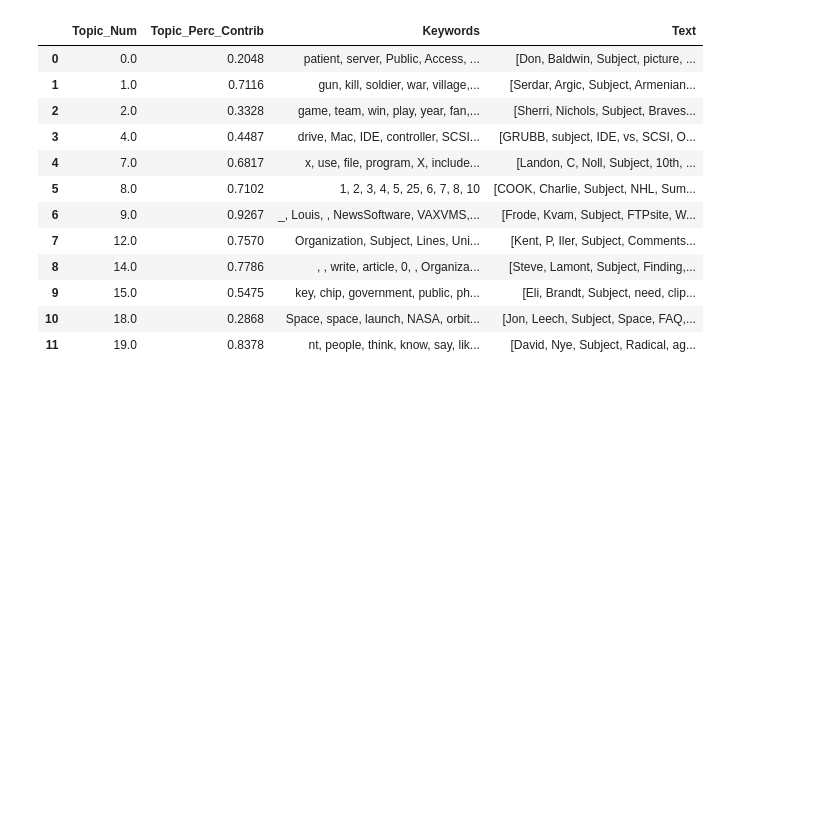
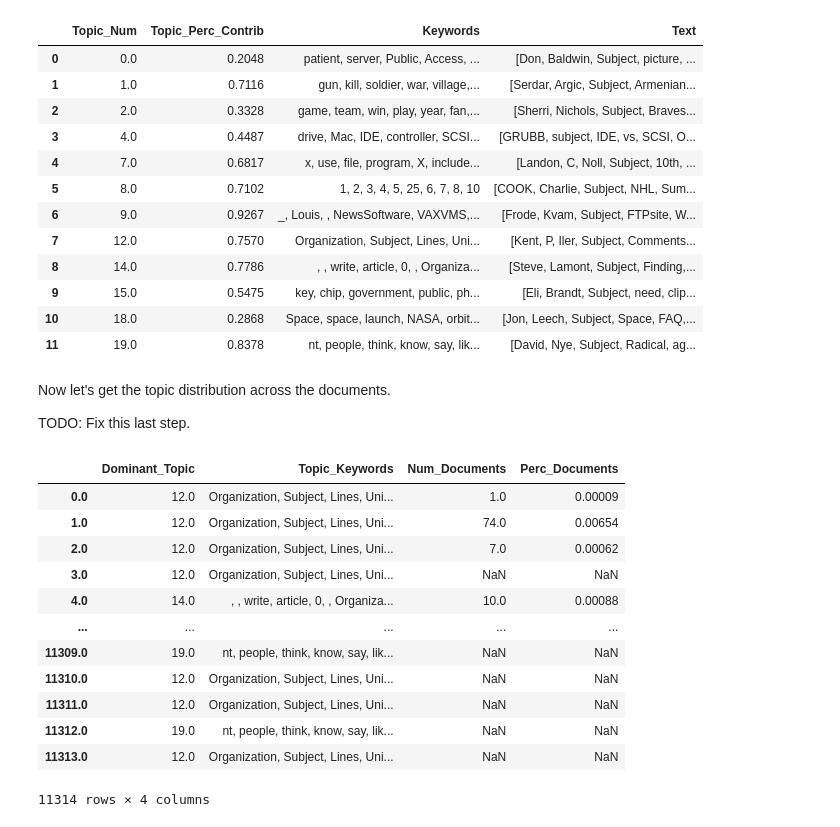
Before and after one commit to AlArgente/BasicTopicModelic, a Jupyter notebook: topic_modeling_20newsgroups.ipynb, the cells around one changed output. Drawn from its saved outputs; the diff is of its cells as text; code cells hidden in the pictures; blank space fills up the shorter version.

Commit message:
Added distribution across documents. Still need to be fixed.

```diff
--- a/topic_modeling_20newsgroups.ipynb
+++ b/topic_modeling_20newsgroups.ipynb
@@ -396,3 +396,37 @@ document_mtopic
 | 9 | 15.0 | 0.5475 | key, chip, government, public, ph... | [Eli, Brandt, Subject, need, clip... |
 | 10 | 18.0 | 0.2868 | Space, space, launch, NASA, orbit... | [Jon, Leech, Subject, Space, FAQ,... |
 | 11 | 19.0 | 0.8378 | nt, people, think, know, say, lik... | [David, Nye, Subject, Radical, ag... |
+# %% [markdown]
+Now let's get the topic distribution across the documents.
+
+TODO: Fix this last step.
+# %%
+# Number of Documents for Each Topic
+topic_counts = topics_sent_df_keywords['Dominant_topic'].value_counts()
+
+# Percentage of Documents for Each Topic
+topic_contribution = round(topic_counts/topic_counts.sum(), 5)
+
+# Topic Number and Keywords
+topic_num_key = topics_sent_df_keywords[['Dominant_topic', 'Topic_keywords']]
+
+# Concatenate Column wise
+df_dominant_topics = pd.concat([topic_num_key, topic_counts, topic_contribution], axis=1)
+
+# Change Column names
+df_dominant_topics.columns = ['Dominant_Topic', 'Topic_Keywords', 'Num_Documents', 'Perc_Documents']
+df_dominant_topics
+# %% [output]
+|  | Dominant_Topic | Topic_Keywords | Num_Documents | Perc_Documents |
+| 0.0 | 12.0 | Organization, Subject, Lines, Uni... | 1.0 | 0.00009 |
+| 1.0 | 12.0 | Organization, Subject, Lines, Uni... | 74.0 | 0.00654 |
+| 2.0 | 12.0 | Organization, Subject, Lines, Uni... | 7.0 | 0.00062 |
+| 3.0 | 12.0 | Organization, Subject, Lines, Uni... | NaN | NaN |
+| 4.0 | 14.0 | , , write, article, 0, , Organiza... | 10.0 | 0.00088 |
+| ... | ... | ... | ... | ... |
+| 11309.0 | 19.0 | nt, people, think, know, say, lik... | NaN | NaN |
+| 11310.0 | 12.0 | Organization, Subject, Lines, Uni... | NaN | NaN |
+| 11311.0 | 12.0 | Organization, Subject, Lines, Uni... | NaN | NaN |
+| 11312.0 | 19.0 | nt, people, think, know, say, lik... | NaN | NaN |
+| 11313.0 | 12.0 | Organization, Subject, Lines, Uni... | NaN | NaN |
+11314 rows × 4 columns
```
